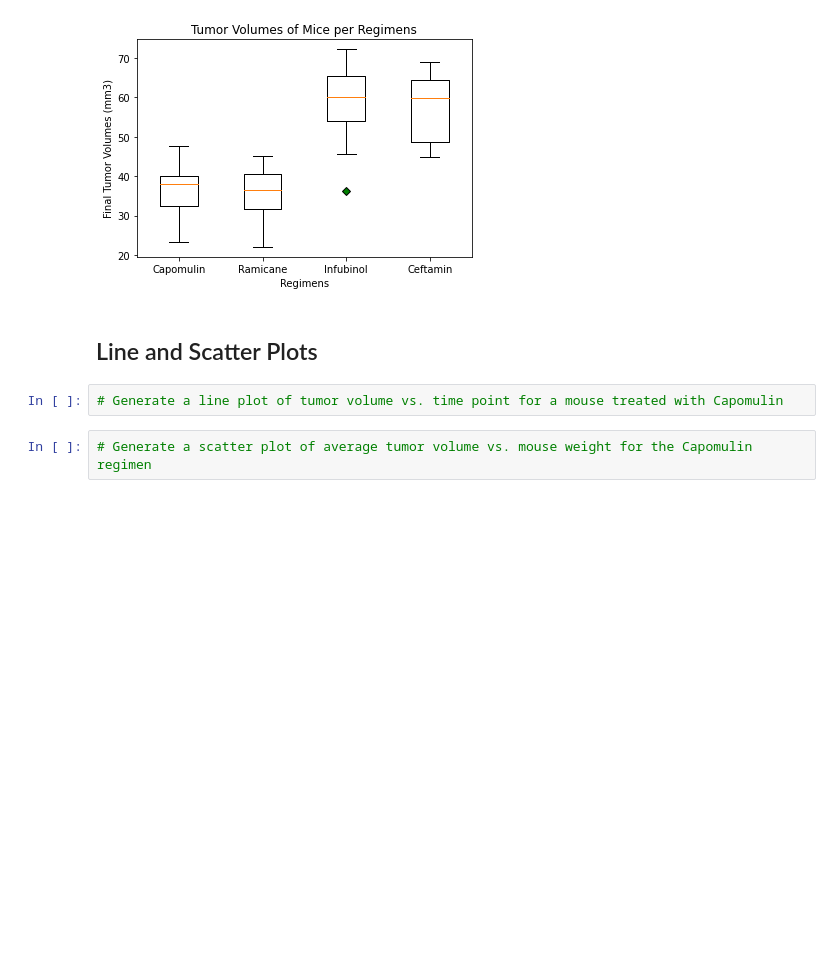
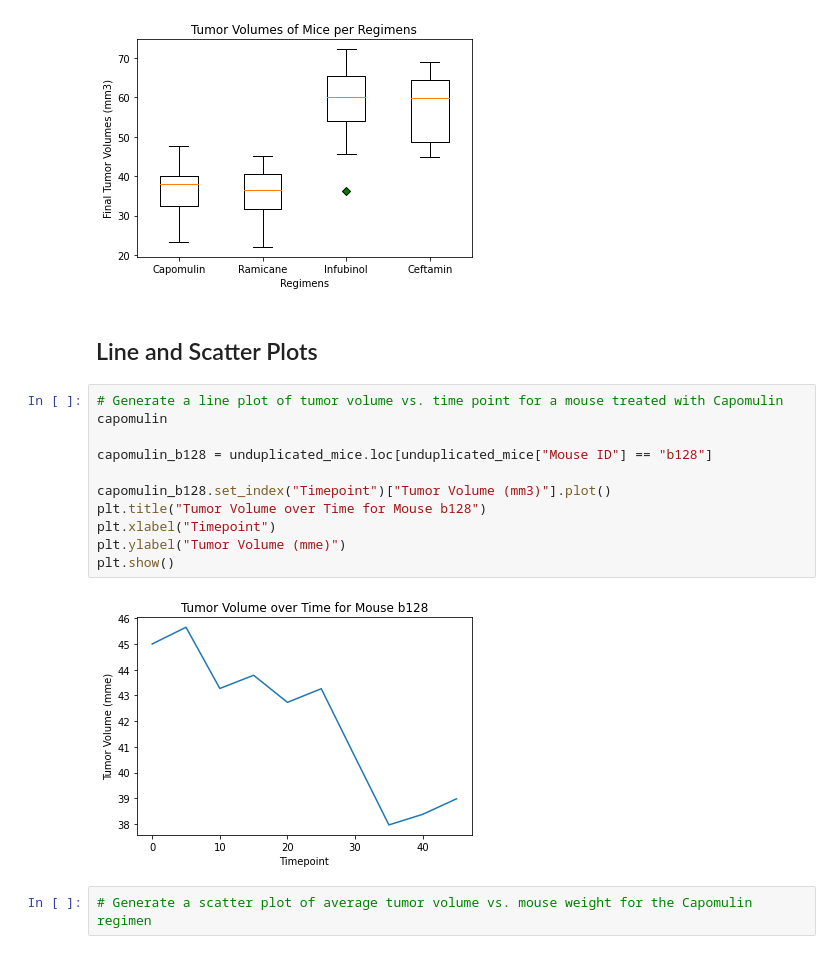
Before and after one commit to jessches5/Matplotlib-Homework, a Jupyter notebook: Pymaceuticals/pymaceuticals_starter.ipynb, the cells around one changed output. Cells and saved outputs as stored; diff of their text form; blank space fills up the shorter version.

Commit message:
Line plot for mouse b128

```diff
--- a/Pymaceuticals/pymaceuticals_starter.ipynb
+++ b/Pymaceuticals/pymaceuticals_starter.ipynb
@@ -398,6 +398,17 @@ plt.show()
 ## Line and Scatter Plots
 # %%
 # Generate a line plot of tumor volume vs. time point for a mouse treated with Capomulin
+capomulin
+
+capomulin_b128 = unduplicated_mice.loc[unduplicated_mice["Mouse ID"] == "b128"]
+
+capomulin_b128.set_index("Timepoint")["Tumor Volume (mm3)"].plot()
+plt.title("Tumor Volume over Time for Mouse b128")
+plt.xlabel("Timepoint")
+plt.ylabel("Tumor Volume (mme)")
+plt.show()
+# %% [output]
+[figure, added]
 # %%
 # Generate a scatter plot of average tumor volume vs. mouse weight for the Capomulin regimen
 # %% [markdown]
```
